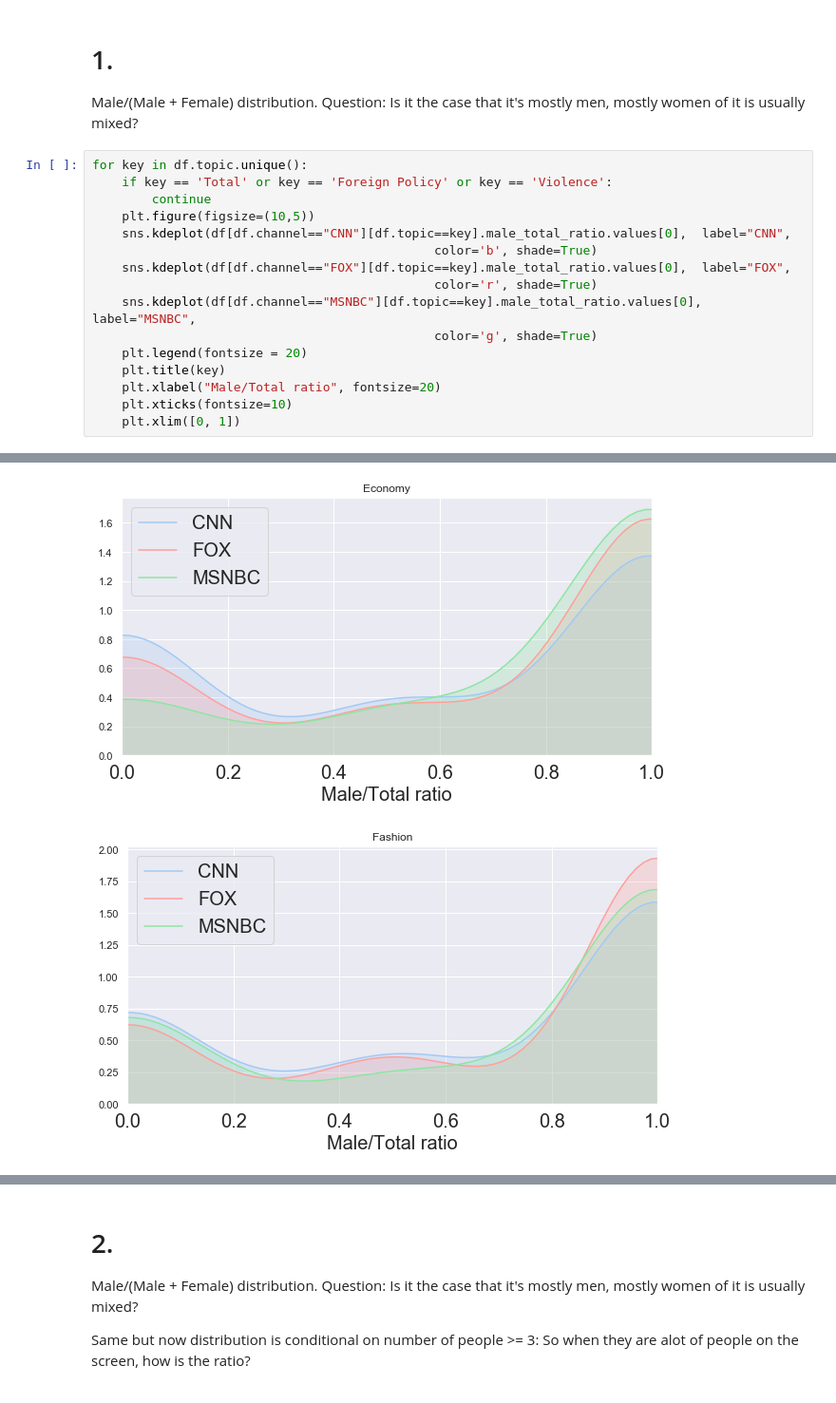
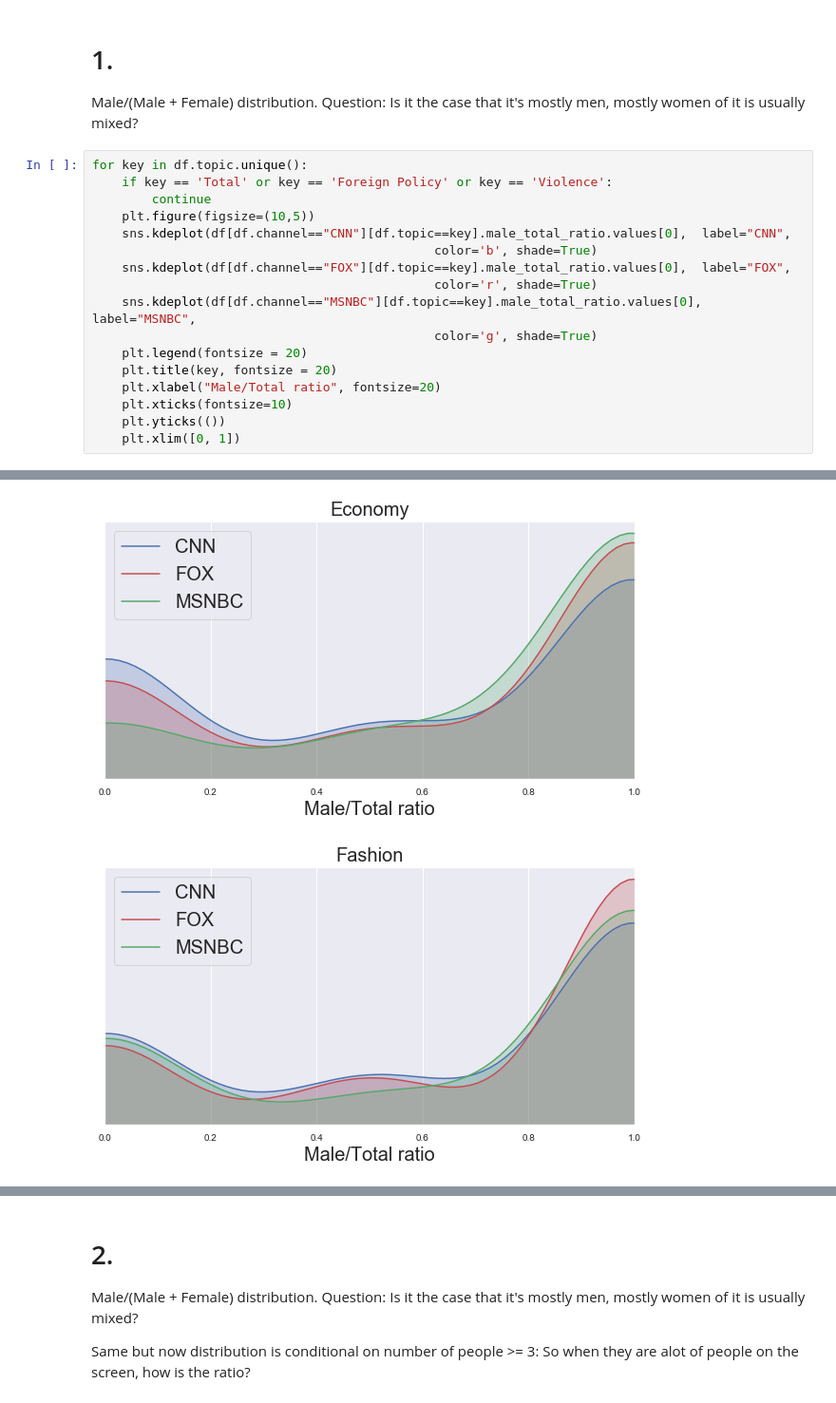
Before and after one commit to manonromain/CableNews, a Jupyter notebook: Final_all_channels.ipynb, the cells around one changed output, grey strips where cells are left out. Shown at 95% size. Cells and saved outputs as stored; diff of their text form.

Commit message:
better plots2

```diff
--- a/Final_all_channels.ipynb
+++ b/Final_all_channels.ipynb
@@ -175,8 +175,9 @@ for key in df.topic.unique():
     sns.kdeplot(df[df.channel=="MSNBC"][df.topic==key].male_total_ratio.values[0],  label="MSNBC",
                                               color='g', shade=True)
     plt.legend(fontsize = 20)
-    plt.title(key)
+    plt.title(key, fontsize = 20)
     plt.xlabel("Male/Total ratio", fontsize=20)
     plt.xticks(fontsize=10)
+    plt.yticks(())
     plt.xlim([0, 1])
 # %% [output]
@@ -185,2 +186,2 @@ for key in df.topic.unique():
-[figure, old version]
+[figure, new version]
-[figure, old version]
+[figure, new version]
```
Also changed, not shown: parts of 2 cells of this notebook.
